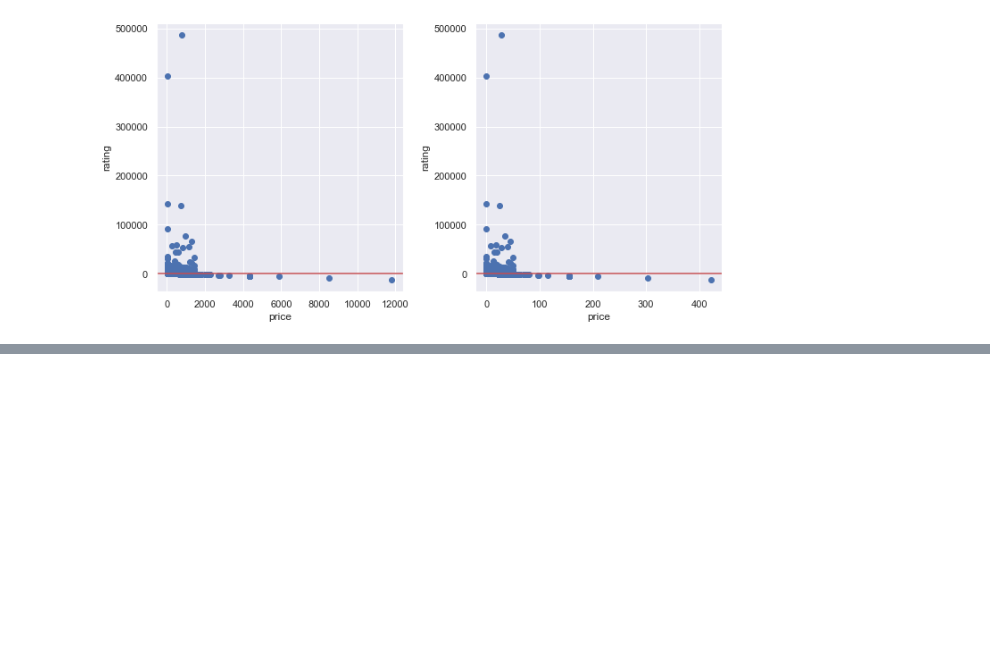
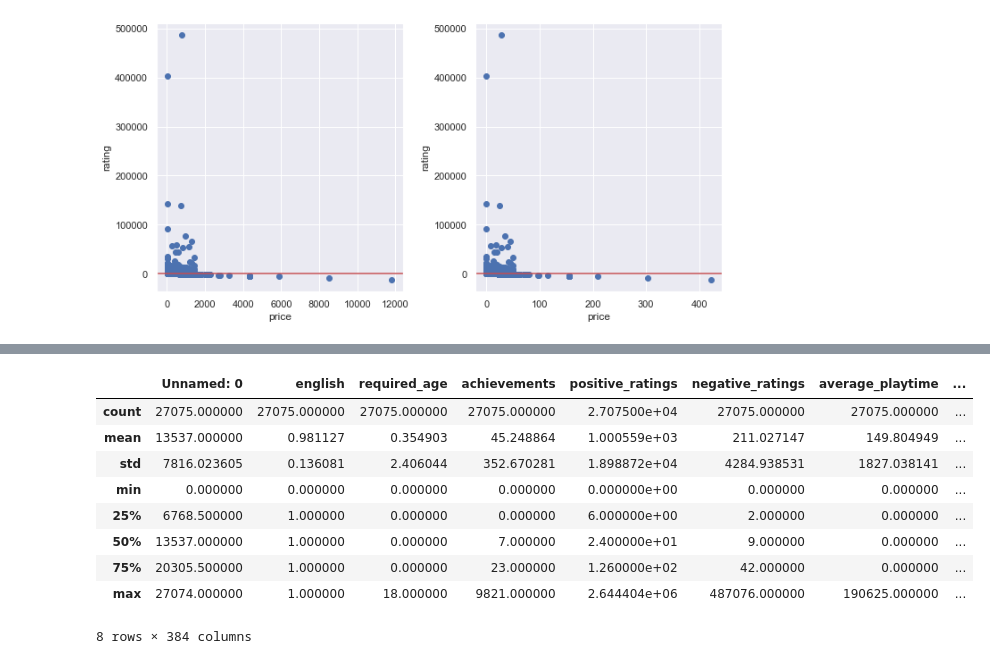
Before and after one commit to Peng1104/Ciencia-dos-Dados3, a Jupyter notebook: regress entrega 19_11.ipynb, the cells around one changed output, grey strips where cells are left out. Saved outputs shown, nothing was run; the diff lists cells and outputs as text; code cells hidden in the pictures; blank space fills up the shorter version.

```diff
--- a/regress entrega 19_11.ipynb
+++ b/regress entrega 19_11.ipynb
@@ -232,0 +253,13 @@ plt.show()
+# %%
+data.describe()
+# %% [output]
+|  | Unnamed: 0 | english | required_age | achievements | positive_ratings | negative_ratings | average_playtime | ... |
+| count | 27075.000000 | 27075.000000 | 27075.000000 | 27075.000000 | 2.707500e+04 | 27075.000000 | 27075.000000 | ... |
+| mean | 13537.000000 | 0.981127 | 0.354903 | 45.248864 | 1.000559e+03 | 211.027147 | 149.804949 | ... |
+| std | 7816.023605 | 0.136081 | 2.406044 | 352.670281 | 1.898872e+04 | 4284.938531 | 1827.038141 | ... |
+| min | 0.000000 | 0.000000 | 0.000000 | 0.000000 | 0.000000e+00 | 0.000000 | 0.000000 | ... |
+| 25% | 6768.500000 | 1.000000 | 0.000000 | 0.000000 | 6.000000e+00 | 2.000000 | 0.000000 | ... |
+| 50% | 13537.000000 | 1.000000 | 0.000000 | 7.000000 | 2.400000e+01 | 9.000000 | 0.000000 | ... |
+| 75% | 20305.500000 | 1.000000 | 0.000000 | 23.000000 | 1.260000e+02 | 42.000000 | 0.000000 | ... |
+| max | 27074.000000 | 1.000000 | 18.000000 | 9821.000000 | 2.644404e+06 | 487076.000000 | 190625.000000 | ... |
+8 rows × 384 columns
```
Also changed, not shown: parts of 15 cells of this notebook.
